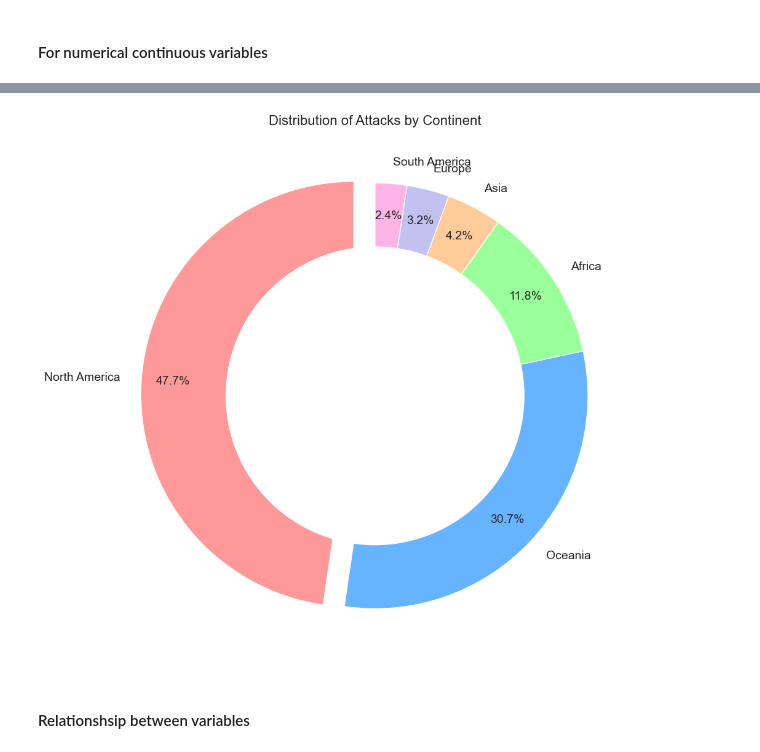
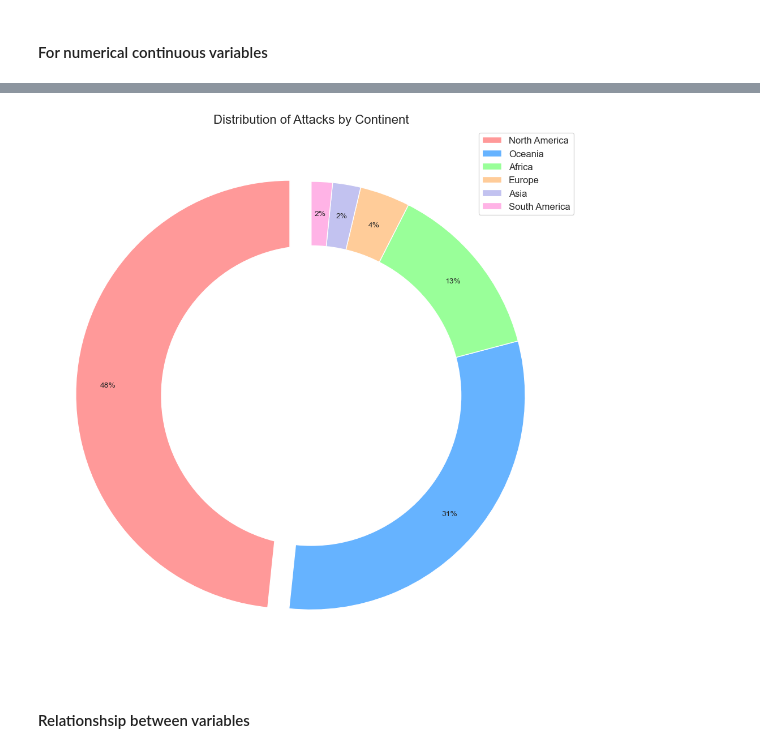
Before and after one commit to GemaVNZ/Quest2.-Sharks, a Jupyter notebook: notebooks/data_visualization.ipynb, the cells around one changed output, grey strips where cells are left out. Drawn from its saved outputs; the diff is of its cells as text; code cells hidden in the pictures.

Commit message:
Update Plot

```diff
--- a/notebooks/data_visualization.ipynb
+++ b/notebooks/data_visualization.ipynb
@@ -290,35 +289,44 @@ plt.show()
 # %%
 # Plot Circular de Continentes
 plt.figure(figsize=(10,10))
 
 # Contar el número de categorías en la columna 'Continent'
 num_categories = df_cleaned['Continent'].nunique()
 
 # Crear una lista de ceros con la misma longitud que el número de categorías
 explode = [0.1] + [0] * (num_categories - 1)
 
+# Función para redondear los porcentajes
+def func(pct):
+    return "{:.0f}%".format(pct)
+
 # Graficar el pie chart
-df_cleaned['Continent'].value_counts().plot.pie(
-    autopct='%1.1f%%',
+pie_plot = df_cleaned['Continent'].value_counts().plot.pie(
+    autopct=lambda pct: func(pct),
     colors=['#ff9999','#66b3ff','#99ff99','#ffcc99', '#c2c2f0', '#ffb3e6'],
     startangle=90,
     explode=explode,
     pctdistance=0.85,  # Ajustar la distancia del texto de porcentaje
-    textprops={'fontsize': 14}  # Ajustar el tamaño de fuente del texto
+    textprops={'fontsize': 10},  # Ajustar el tamaño de fuente del texto
+    labels=['']*num_categories  # Quitar los nombres de cada color
 )
 
 # Dibujar un círculo en el centro para hacer un gráfico de dona
 centre_circle = plt.Circle((0,0),0.70,fc='white')
 fig = plt.gcf()
 fig.gca().add_artist(centre_circle)
 
 # Añadir título y ajustar el gráfico
 plt.title('Distribution of Attacks by Continent', fontsize=16)
 plt.ylabel('')
+
+# Añadir leyenda
+plt.legend(labels=df_cleaned['Continent'].value_counts().index, loc="best", fontsize=12)
+
 plt.tight_layout()
 plt.show()
 # %% [output]
-[figure, old version]
+[figure, new version]
 # %% [markdown]
 #### Relationshsip between variables
 # %%
```
Also changed, not shown: parts of 16 cells of this notebook.
